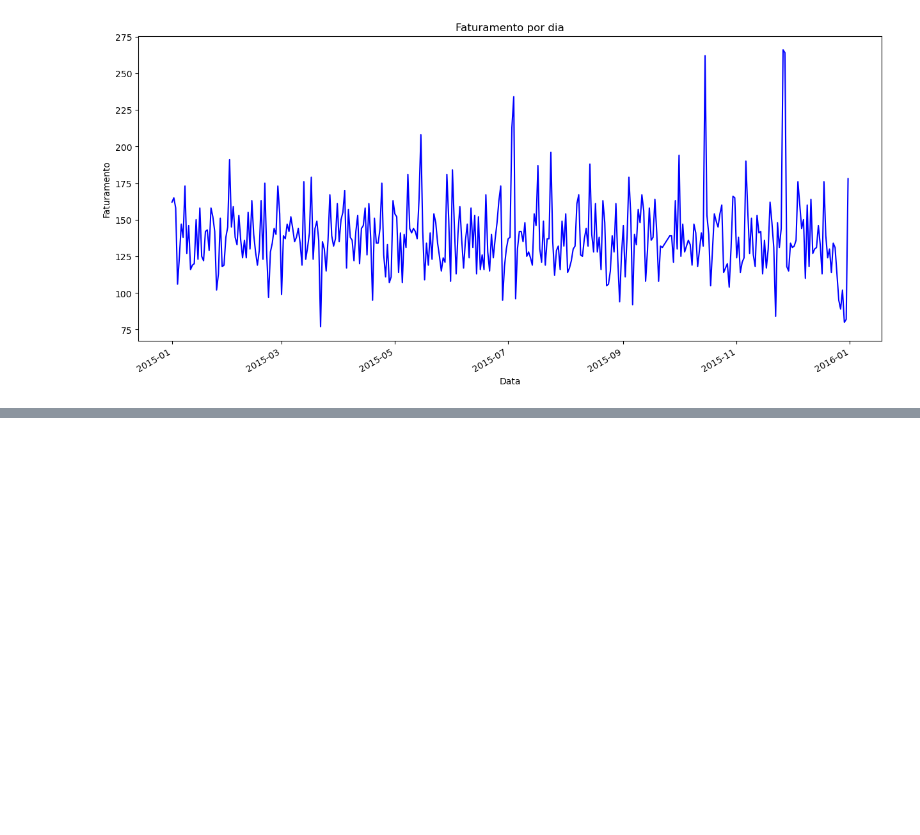
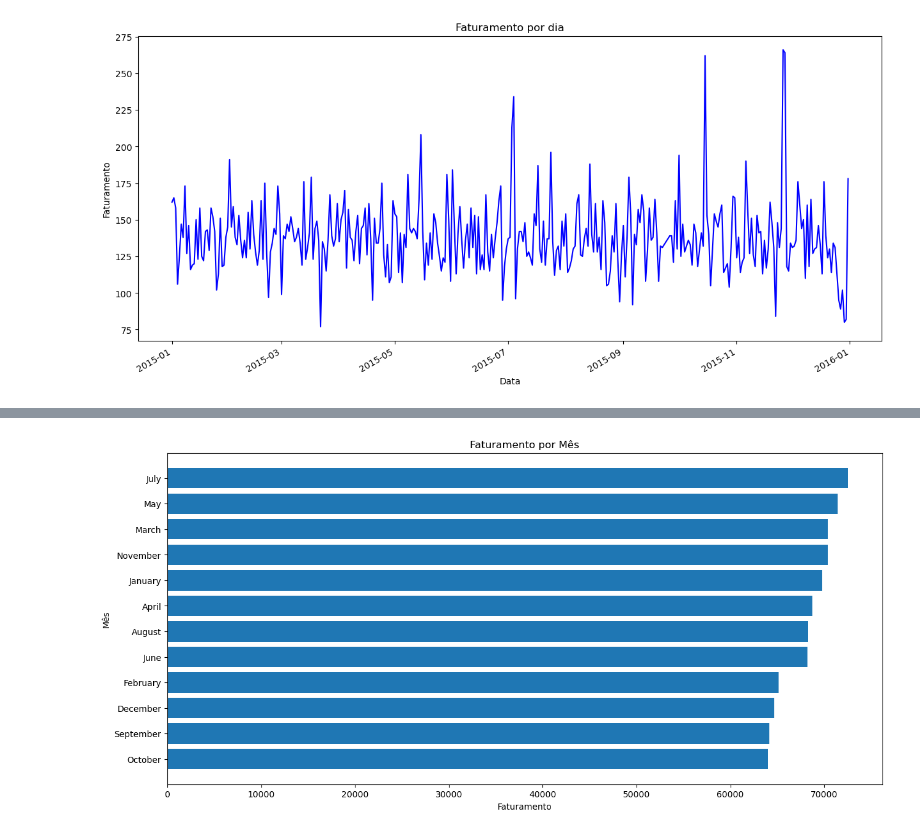
Before and after one commit to Matheuss00/Projeto-Analise-de-Dados, a Jupyter notebook: projeto_pizzaria.ipynb, the cells around one changed output, grey strips where cells are left out. Cells and saved outputs as stored; diff of their text form; code cells hidden in the pictures; blank space fills up the shorter version.

```diff
--- a/projeto_pizzaria.ipynb
+++ b/projeto_pizzaria.ipynb
@@ -249,0 +242,15 @@ plt.show('plt.png')
+# %%
+month_name = []
+month = []
+
+for i in range(len(df)):
+    month_name.append(df.order_date[i].month_name())
+    month.append(df.order_date[i].month)
+
+df['month_name'] = month_name
+df['month'] = month
+
+faturamento_por_mes = df[['month_name','month','total_price']].groupby(['month_name','month']).sum().sort_values(by='total_price',ascending=True)
+
+faturamento_por_mes = faturamento_por_mes.sort_values(by='total_price',ascending=True).reset_index()
+faturamento_por_mes
@@ -249,0 +271,11 @@ plt.show('plt.png')
+# %%
+maior_indice = base_dados['month_name'].value_counts().nlargest(1).index[0]
+
+fig, ax = plt.subplots(figsize = (15,7))
+ax = ax.barh(faturamento_por_mes.month_name,faturamento_por_mes['total_price'])
+plt.title('Faturamento por Mês')
+plt.ylabel('Mês')
+plt.xlabel('Faturamento')
+plt.show()
+# %% [output]
+[figure, added]
```
Also changed, not shown: parts of 21 cells of this notebook.
